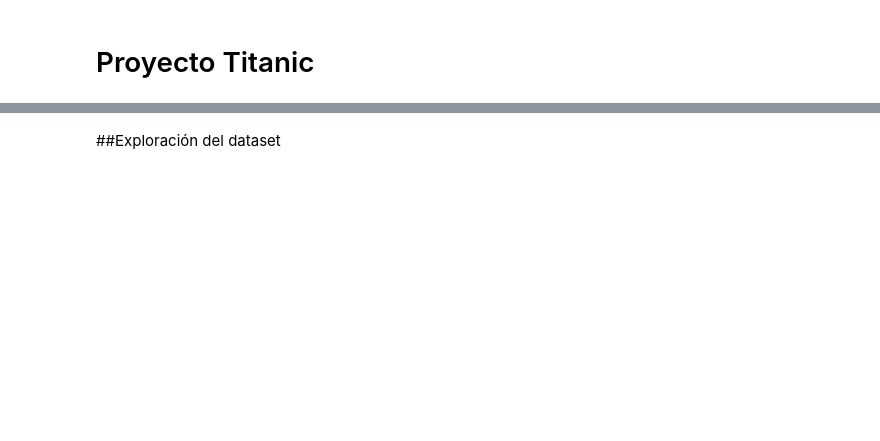
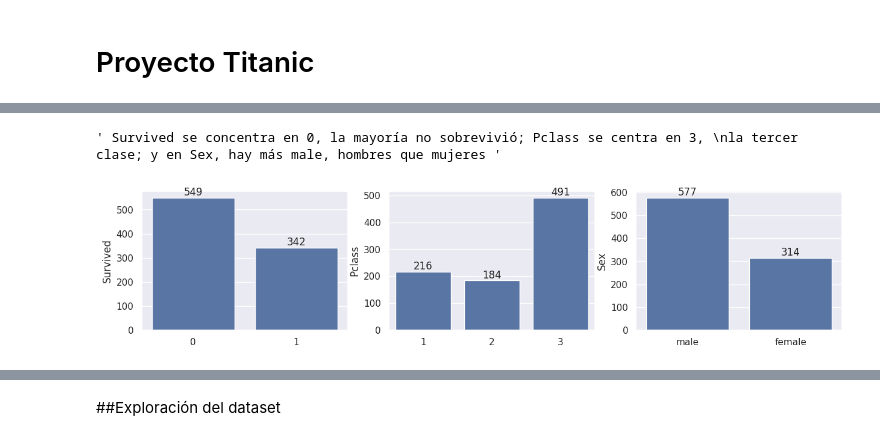
Before and after one commit to ECV21/data-science-portafolio, a Jupyter notebook: El_proyecto_"Titanic's_Sinking"_en_Kaggle.ipynb, the cells around one changed output, grey strips where cells are left out. Saved outputs shown, nothing was run; the diff lists cells and outputs as text; code cells hidden in the pictures; blank space fills up the shorter version.

```diff
--- a/El_proyecto_"Titanic's_Sinking"_en_Kaggle.ipynb
+++ b/El_proyecto_"Titanic's_Sinking"_en_Kaggle.ipynb
@@ -52,0 +211,14 @@ from sklearn.metrics import roc_auc_score
+# %%
+#graficar columuns: Survived, Pclass and sex:
+f, (ax1,ax2,ax3) = plt.subplots(1,3, figsize=(15,3))
+sns.barplot(x=data['Survived'].unique(),y=data['Survived'].value_counts(),ax=ax1)
+ax1.bar_label(ax1.containers[0])
+sns.barplot(x=data['Pclass'].unique(),y=data['Pclass'].value_counts(),ax=ax2)
+ax2.bar_label(ax2.containers[0])
+sns.barplot(x=data['Sex'].unique(),y=data['Sex'].value_counts(),ax=ax3)
+ax3.bar_label(ax3.containers[0])
+""" Survived se concentra en 0, la mayoría no sobrevivió; Pclass se centra en 3,
+la tercer clase; y en Sex, hay más male, hombres que mujeres """
+# %% [output]
+' Survived se concentra en 0, la mayoría no sobrevivió; Pclass se centra en 3, \nla tercer clase; y en Sex, hay más male, hombres que mujeres '
+[figure, added]
```
Also changed, not shown: parts of 45 cells of this notebook.
